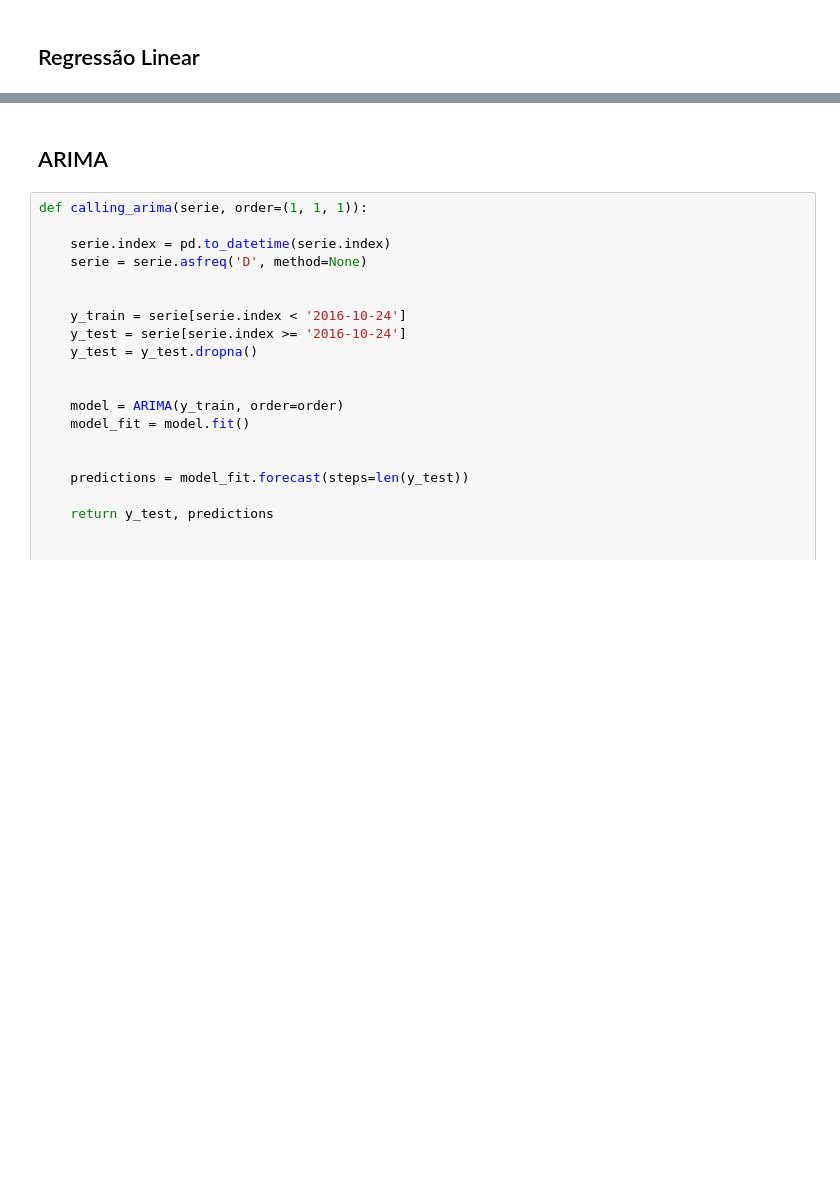
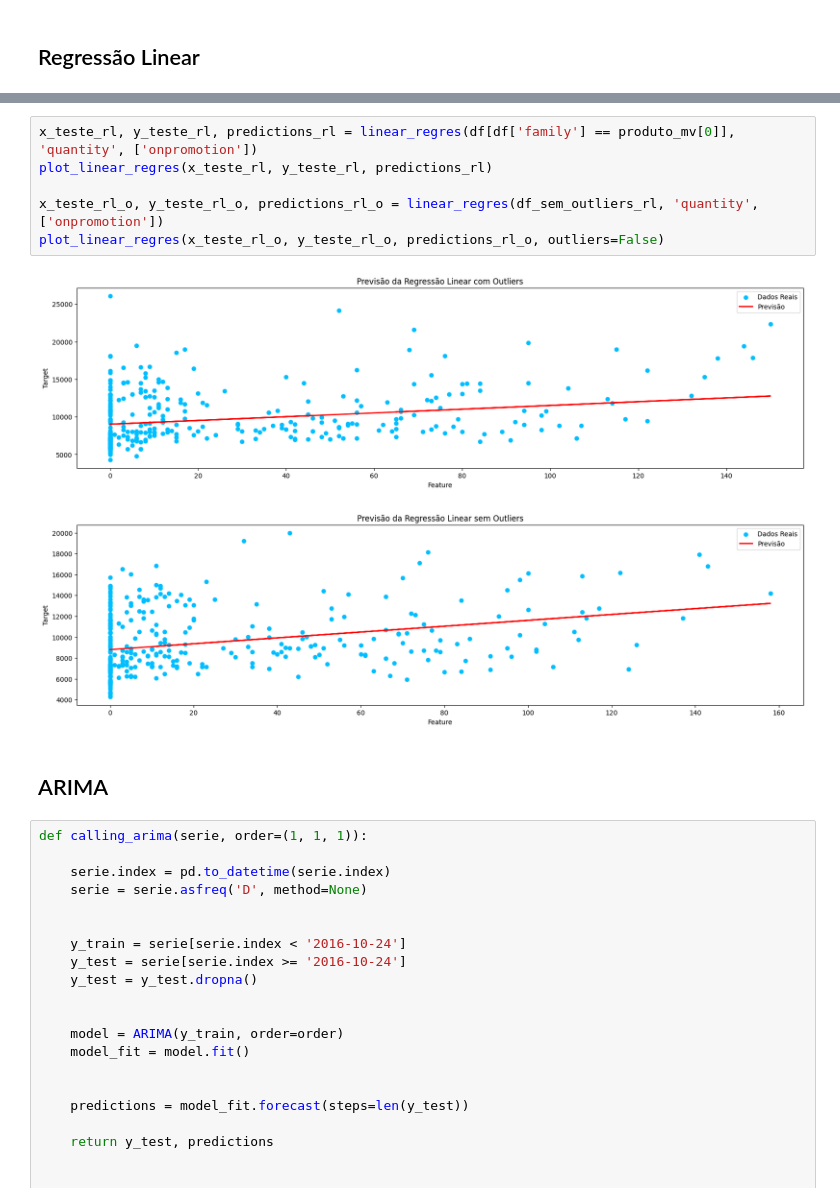
Before and after one commit to kamilyassis/previsao_vendas, a Jupyter notebook: analise_grocery.ipynb, the cells around one changed output, grey strips where cells are left out. Saved outputs shown, nothing was run; the diff lists cells and outputs as text; blank space fills up the shorter version.

```diff
--- a/analise_grocery.ipynb
+++ b/analise_grocery.ipynb
@@ -489,3 +487,12 @@ Name: quantity, Length: 294, dtype: float64
+# %%
+x_teste_rl, y_teste_rl, predictions_rl = linear_regres(df[df['family'] == produto_mv[0]], 'quantity', ['onpromotion'])
+plot_linear_regres(x_teste_rl, y_teste_rl, predictions_rl)
+
+x_teste_rl_o, y_teste_rl_o, predictions_rl_o = linear_regres(df_sem_outliers_rl, 'quantity', ['onpromotion'])
+plot_linear_regres(x_teste_rl_o, y_teste_rl_o, predictions_rl_o, outliers=False)
+# %% [output]
+[figure, added]
+[figure, added]
 # %% [markdown]
 ## ARIMA
 # %%
```
Also changed, not shown: parts of 14 cells of this notebook, 4 other files.
